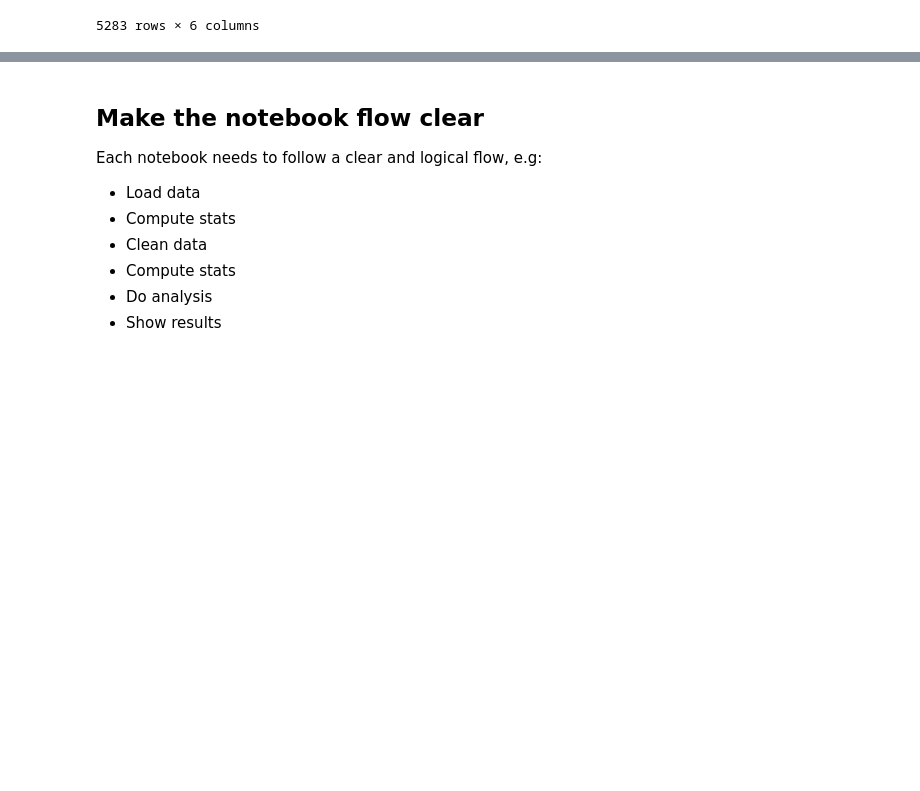
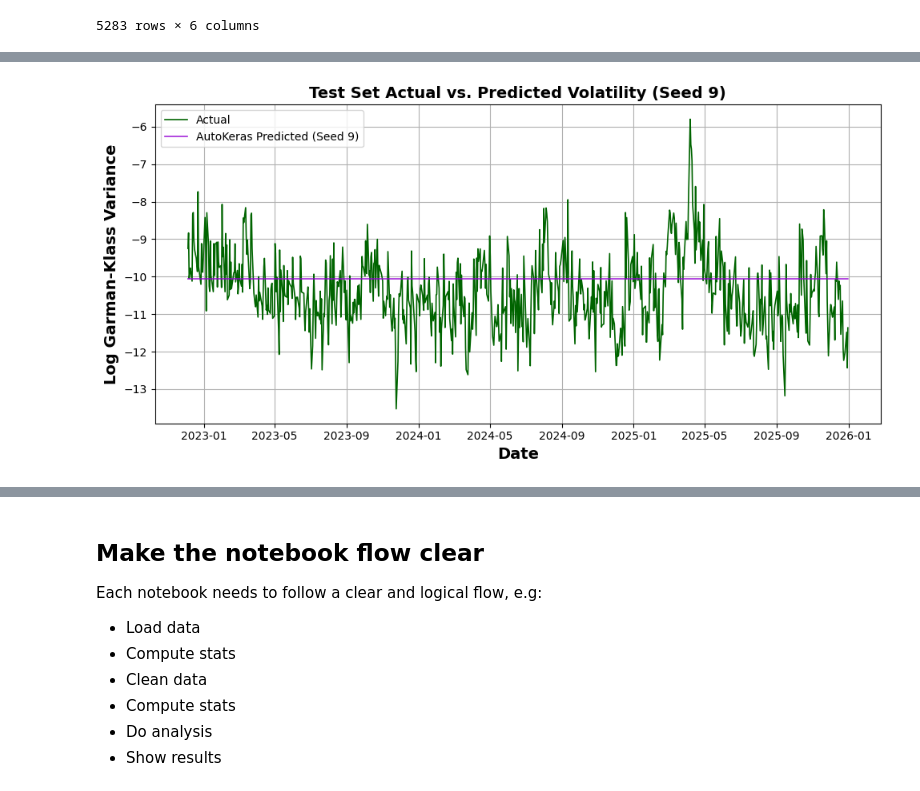
Before and after one commit to danalouie/gpsaggese.github.io, a Jupyter notebook: class_project/data605/Fall2026/projects/UmdTask599_DATA605_Fall2026_AutoKeras_Project_Description/autokeras.API.ipynb, the cells around one changed output, grey strips where cells are left out. Cells and saved outputs as stored; diff of their text form; code cells hidden in the pictures; blank space fills up the shorter version.

Commit message:
Completed Milestone 2 (MS2) task Search the Forecaster in autokeras.API.ipynb; created prototype 22-day sliding window code for MS3.

```diff
--- a/class_project/data605/Fall2026/projects/UmdTask599_DATA605_Fall2026_AutoKeras_Project_Description/autokeras.API.ipynb
+++ b/class_project/data605/Fall2026/projects/UmdTask599_DATA605_Fall2026_AutoKeras_Project_Description/autokeras.API.ipynb
@@ -113,0 +277,17 @@ shutil.rmtree("./time_series_forecaster", ignore_errors=True)
+# %%
+# Build 22-day sliding window across x_test for best_overall_model:
+
+X_test_windows = np.array([
+    x_test.values[i - lookback + 1:i + 1]
+    for i in range(lookback - 1, len(x_test))
+])
+
+# Generate next-day predictions and align y test dates:
+# Add .ravel() to change shape from (771,1) to (771,); values remain same.
+y_pred_test = best_overall_model.predict(X_test_windows[:-1], verbose=0).ravel()
+# y_test is Pandas series; use iloc to get rows aligned by date with y_pred_test
+y_test_aligned = y_test.iloc[lookback:]
+
+print("Aligned shapes: ",y_test_aligned.shape,y_pred_test.shape)
+
+y_test_aligned
@@ -113,0 +309,26 @@ shutil.rmtree("./time_series_forecaster", ignore_errors=True)
+# %%
+# Plot actual versus predicted Log(Garman-Klass variance)
+# Will create function for this later
+save_plot = True
+save_filename = f"plots/api_TestActualVPredVolatility_BestSeed_{best_seed}.png"
+
+plt.figure(figsize=(10,5))
+plt.plot(y_test_aligned.index,y_test_aligned.values,label="Actual",
+         color="darkgreen",linewidth=1.2)
+plt.plot(y_test_aligned.index,y_pred_test,label=f"AutoKeras Predicted (Seed {best_seed})",
+         color="darkviolet",alpha=0.85,linewidth=1.2)
+plt.xlabel("Date",fontweight="bold",fontsize=14)
+plt.ylabel("Log Garman-Klass Variance",fontweight="bold",fontsize=14)
+plt.title(f"Test Set Actual vs. Predicted Volatility (Seed {best_seed})",
+          fontweight="bold",fontsize=14)
+plt.legend()
+plt.grid(True)
+plt.tight_layout()
+if save_plot and save_filename:
+    parent_dir = os.path.dirname(save_filename)
+    if parent_dir:
+        os.makedirs(parent_dir, exist_ok=True)
+    plt.savefig(save_filename,dpi=300)
+plt.show()
+# %% [output]
+[figure, added]
```
Also changed, not shown: parts of 15 cells of this notebook, 9 other files.
